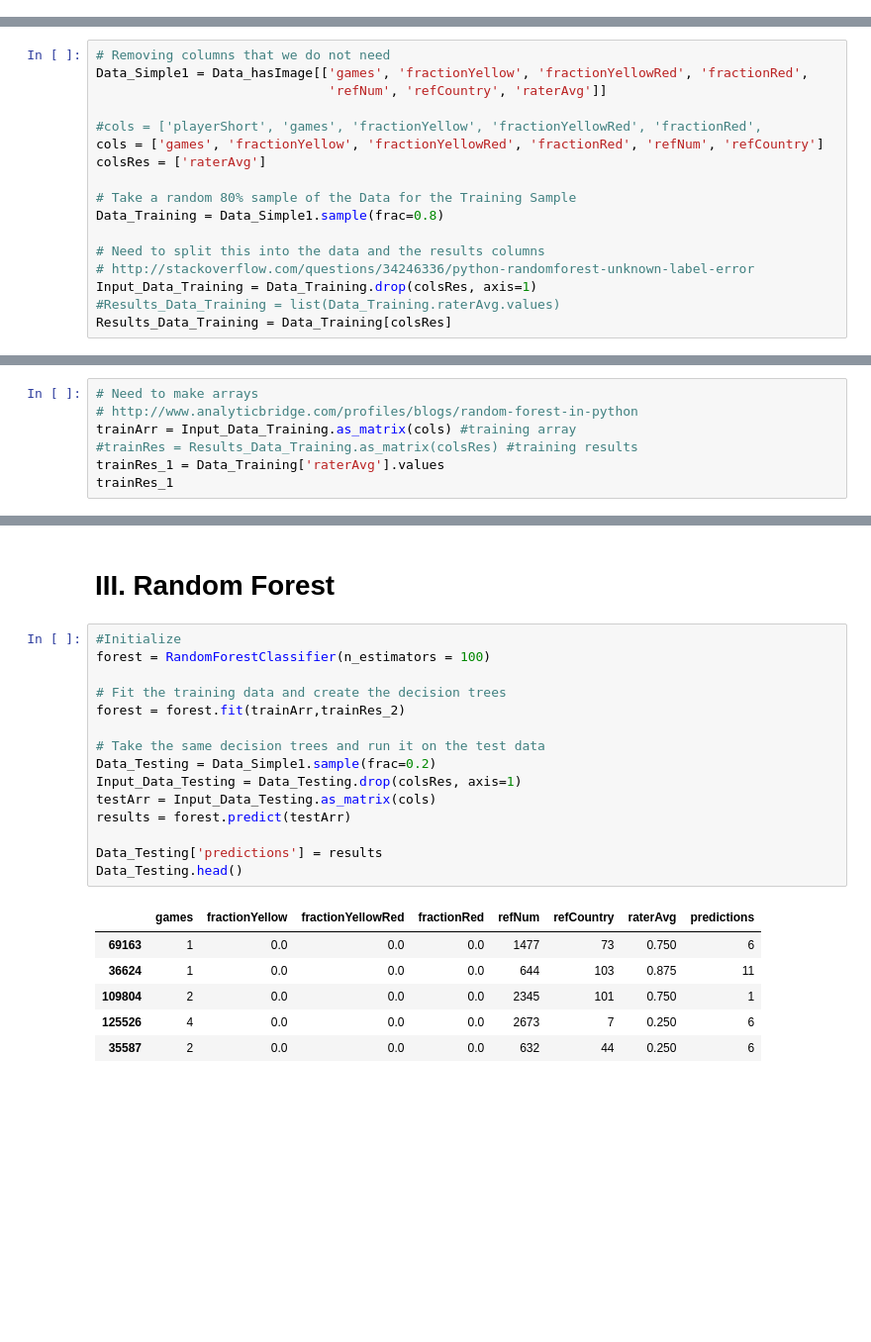
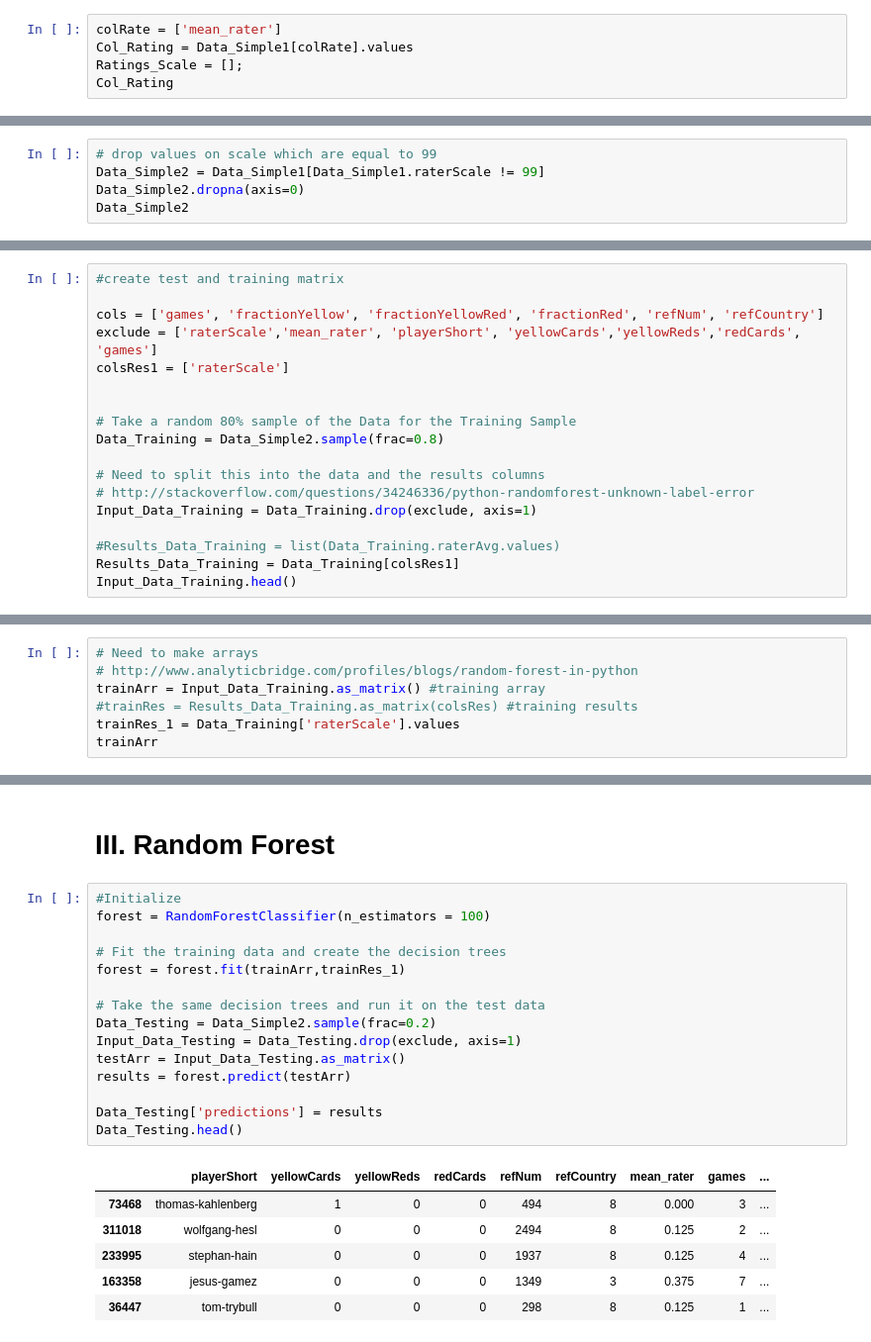
Before and after one commit to Merinorus/adaisawesome, a Jupyter notebook: Homework/04 - Applied ML/Homework04_Referees_teamawesome-Catarina.ipynb, the cells around one changed output, grey strips where cells are left out. Shown at 99% size. Cells and saved outputs as stored; diff of their text form; blank space fills up the shorter version.

```diff
--- a/Homework/04 - Applied ML/Homework04_Referees_teamawesome-Catarina.ipynb
+++ b/Homework/04 - Applied ML/Homework04_Referees_teamawesome-Catarina.ipynb
@@ -156,0 +196,5 @@ Data_Simple1
+# %%
+colRate = ['mean_rater']
+Col_Rating = Data_Simple1[colRate].values
+Ratings_Scale = [];
+Col_Rating
@@ -156,0 +271,5 @@ Data_Simple1
+# %%
+# drop values on scale which are equal to 99
+Data_Simple2 = Data_Simple1[Data_Simple1.raterScale != 99]
+Data_Simple2.dropna(axis=0)
+Data_Simple2
@@ -202,17 +299,18 @@ See the caveats in the documentation: http://pandas.pydata.org/pandas-docs/stabl
 # %%
-# Removing columns that we do not need
-Data_Simple1 = Data_hasImage[['games', 'fractionYellow', 'fractionYellowRed', 'fractionRed',
-                              'refNum', 'refCountry', 'raterAvg']]
+#create test and training matrix
 
-#cols = ['playerShort', 'games', 'fractionYellow', 'fractionYellowRed', 'fractionRed',
 cols = ['games', 'fractionYellow', 'fractionYellowRed', 'fractionRed', 'refNum', 'refCountry']
-colsRes = ['raterAvg']
+exclude = ['raterScale','mean_rater', 'playerShort', 'yellowCards','yellowReds','redCards', 'games']
+colsRes1 = ['raterScale']
+
 
 # Take a random 80% sample of the Data for the Training Sample
-Data_Training = Data_Simple1.sample(frac=0.8)
+Data_Training = Data_Simple2.sample(frac=0.8)
 
 # Need to split this into the data and the results columns
 # http://stackoverflow.com/questions/34246336/python-randomforest-unknown-label-error
-Input_Data_Training = Data_Training.drop(colsRes, axis=1)
+Input_Data_Training = Data_Training.drop(exclude, axis=1)
+
 #Results_Data_Training = list(Data_Training.raterAvg.values)
-Results_Data_Training = Data_Training[colsRes]
+Results_Data_Training = Data_Training[colsRes1]
+Input_Data_Training.head()
@@ -227,8 +332,8 @@ Results_Data_Training = Data_Training[colsRes]
 # %%
 # Need to make arrays
 # http://www.analyticbridge.com/profiles/blogs/random-forest-in-python
-trainArr = Input_Data_Training.as_matrix(cols) #training array
+trainArr = Input_Data_Training.as_matrix() #training array
 #trainRes = Results_Data_Training.as_matrix(colsRes) #training results
-trainRes_1 = Data_Training['raterAvg'].values
-trainRes_1
+trainRes_1 = Data_Training['raterScale'].values
+trainArr
 # %% [output]
@@ -287,22 +355,22 @@ for i in range (0,A):
 # %%
 #Initialize
 forest = RandomForestClassifier(n_estimators = 100)
 
 # Fit the training data and create the decision trees
-forest = forest.fit(trainArr,trainRes_2)
+forest = forest.fit(trainArr,trainRes_1)
 
 # Take the same decision trees and run it on the test data
-Data_Testing = Data_Simple1.sample(frac=0.2)
-Input_Data_Testing = Data_Testing.drop(colsRes, axis=1)
-testArr = Input_Data_Testing.as_matrix(cols)
+Data_Testing = Data_Simple2.sample(frac=0.2)
+Input_Data_Testing = Data_Testing.drop(exclude, axis=1)
+testArr = Input_Data_Testing.as_matrix()
 results = forest.predict(testArr)
 
 Data_Testing['predictions'] = results
 Data_Testing.head()
 # %% [output]
-|  | games | fractionYellow | fractionYellowRed | fractionRed | refNum | refCountry | raterAvg | predictions |
-| 69163 | 1 | 0.0 | 0.0 | 0.0 | 1477 | 73 | 0.750 | 6 |
-| 36624 | 1 | 0.0 | 0.0 | 0.0 | 644 | 103 | 0.875 | 11 |
-| 109804 | 2 | 0.0 | 0.0 | 0.0 | 2345 | 101 | 0.750 | 1 |
-| 125526 | 4 | 0.0 | 0.0 | 0.0 | 2673 | 7 | 0.250 | 6 |
-| 35587 | 2 | 0.0 | 0.0 | 0.0 | 632 | 44 | 0.250 | 6 |
+|  | playerShort | yellowCards | yellowReds | redCards | refNum | refCountry | mean_rater | games | ... |
+| 73468 | thomas-kahlenberg | 1 | 0 | 0 | 494 | 8 | 0.000 | 3 | ... |
+| 311018 | wolfgang-hesl | 0 | 0 | 0 | 2494 | 8 | 0.125 | 2 | ... |
+| 233995 | stephan-hain | 0 | 0 | 0 | 1937 | 8 | 0.125 | 4 | ... |
+| 163358 | jesus-gamez | 0 | 0 | 0 | 1349 | 3 | 0.375 | 7 | ... |
+| 36447 | tom-trybull | 0 | 0 | 0 | 298 | 8 | 0.125 | 1 | ... |
```
Also changed, not shown: parts of 20 cells of this notebook, 2 other files.
